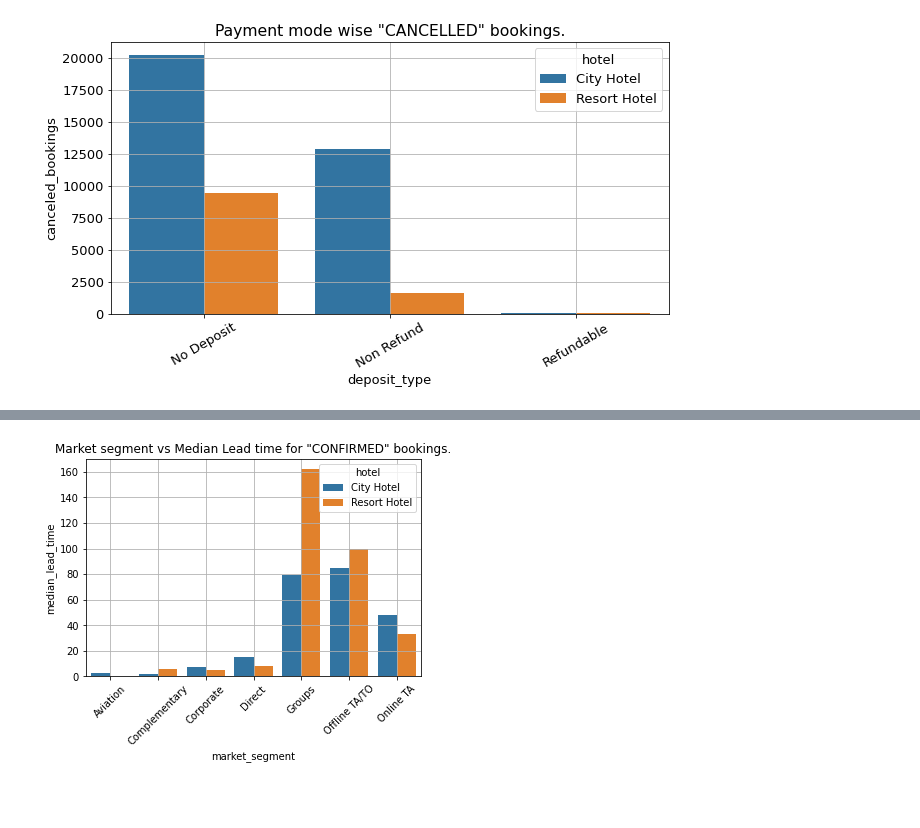
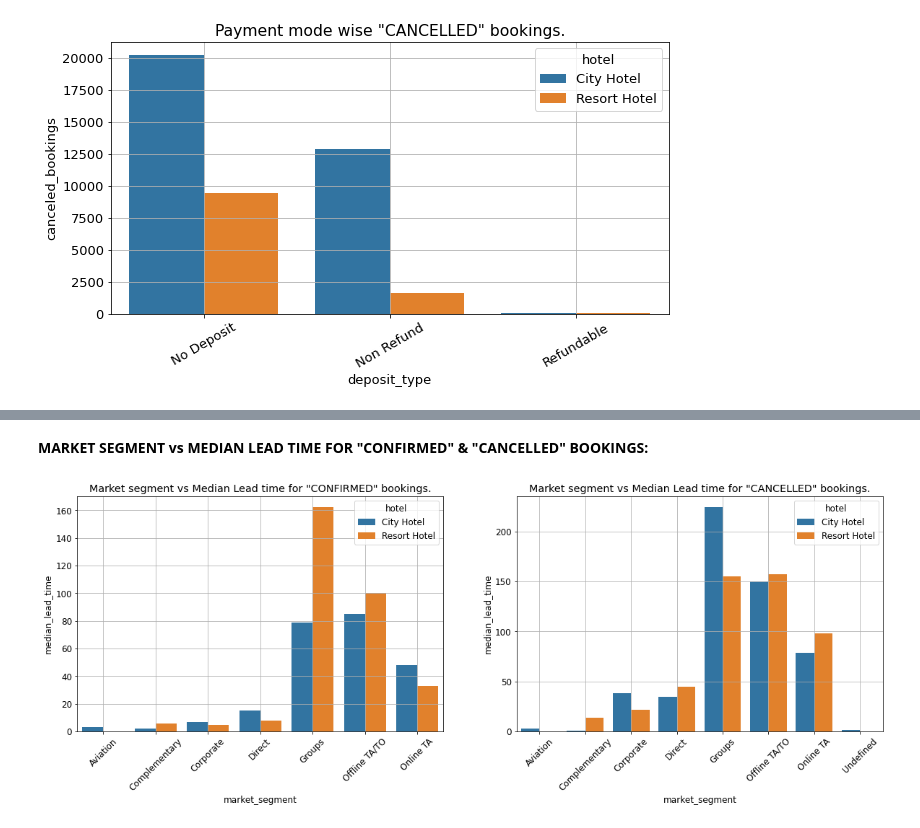
Before and after one commit to Abhi-nav0506/Capstone-EDA-Hotel-Booking, a Jupyter notebook: Hotel_Booking_Analysis_Capstone_Project.ipynb, the cells around one changed output, grey strips where cells are left out. Saved outputs shown, nothing was run; the diff lists cells and outputs as text; code cells hidden in the pictures; blank space fills up the shorter version.

```diff
--- a/Hotel_Booking_Analysis_Capstone_Project.ipynb
+++ b/Hotel_Booking_Analysis_Capstone_Project.ipynb
@@ -697,9 +644,20 @@ plt.grid()
+# %% [markdown]
+**MARKET SEGMENT vs MEDIAN LEAD TIME FOR "CONFIRMED" & "CANCELLED" BOOKINGS:**
 # %%
+fig, axes = plt.subplots(1,2, figsize=(20,6))
+
 # hotel confirmed lead time:
 hotel_confirmed_lead_time_df = hotel_confirmed_df.groupby(['hotel','market_segment']).agg({'lead_time':'median','is_canceled':'count'}).rename(columns={'count':'confirmed_bookings','lead_time':'median_lead_time'}).reset_index()
 
-sns.barplot(x='market_segment',y = 'median_lead_time',hue='hotel',data = hotel_confirmed_lead_time_df).set_xticklabels(hotel_confirmed_lead_time_df['market_segment'],rotation=45)
-plt.title('Market segment vs Median Lead time for "CONFIRMED" bookings.')
-plt.grid()
+sns.barplot(x='market_segment',y = 'median_lead_time',hue='hotel',data = hotel_confirmed_lead_time_df,ax = axes[0]).set_xticklabels(hotel_confirmed_lead_time_df['market_segment'],rotation=45)
+axes[0].set_title('Market segment vs Median Lead time for "CONFIRMED" bookings.')
+axes[0].grid()
+
+# hotel cancelled lead time:
+hotel_cancelled_lead_time_df = hotel_canceled_df.groupby(['hotel','market_segment']).agg({'lead_time':'median','is_canceled':'count'}).rename(columns={'count':'cancelled_bookings'}).rename(columns={'count':'confirmed_bookings','lead_time':'median_lead_time'}).reset_index()
+
+sns.barplot(x='market_segment',y = 'median_lead_time',hue='hotel',data = hotel_cancelled_lead_time_df,ax= axes[1]).set_xticklabels(hotel_cancelled_lead_time_df['market_segment'],rotation=45)
+axes[1].set_title('Market segment vs Median Lead time for "CANCELLED" bookings.')
+axes[1].grid()
 # %% [output]
-[figure, old version]
+[figure, new version]
```
Also changed, not shown: parts of 53 cells of this notebook.
